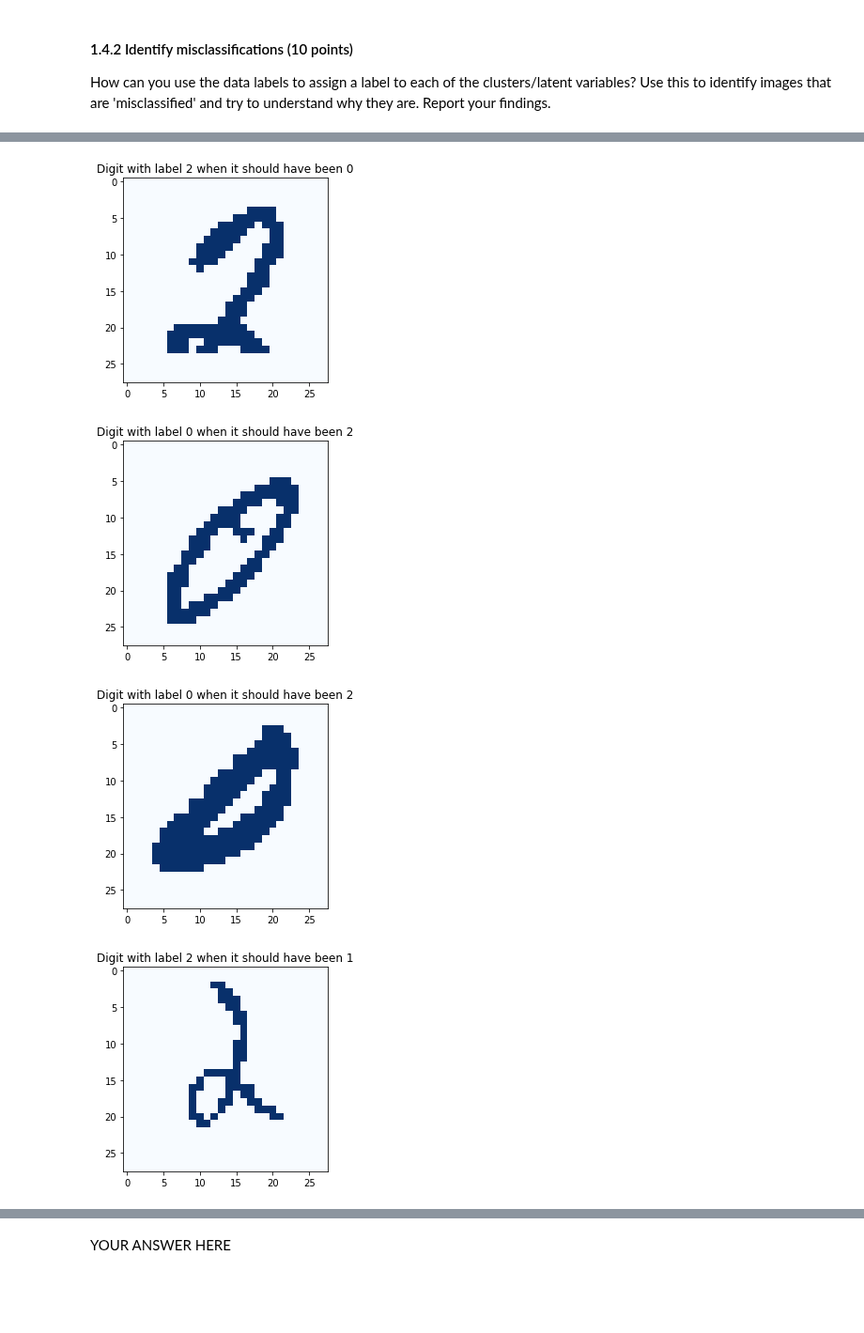
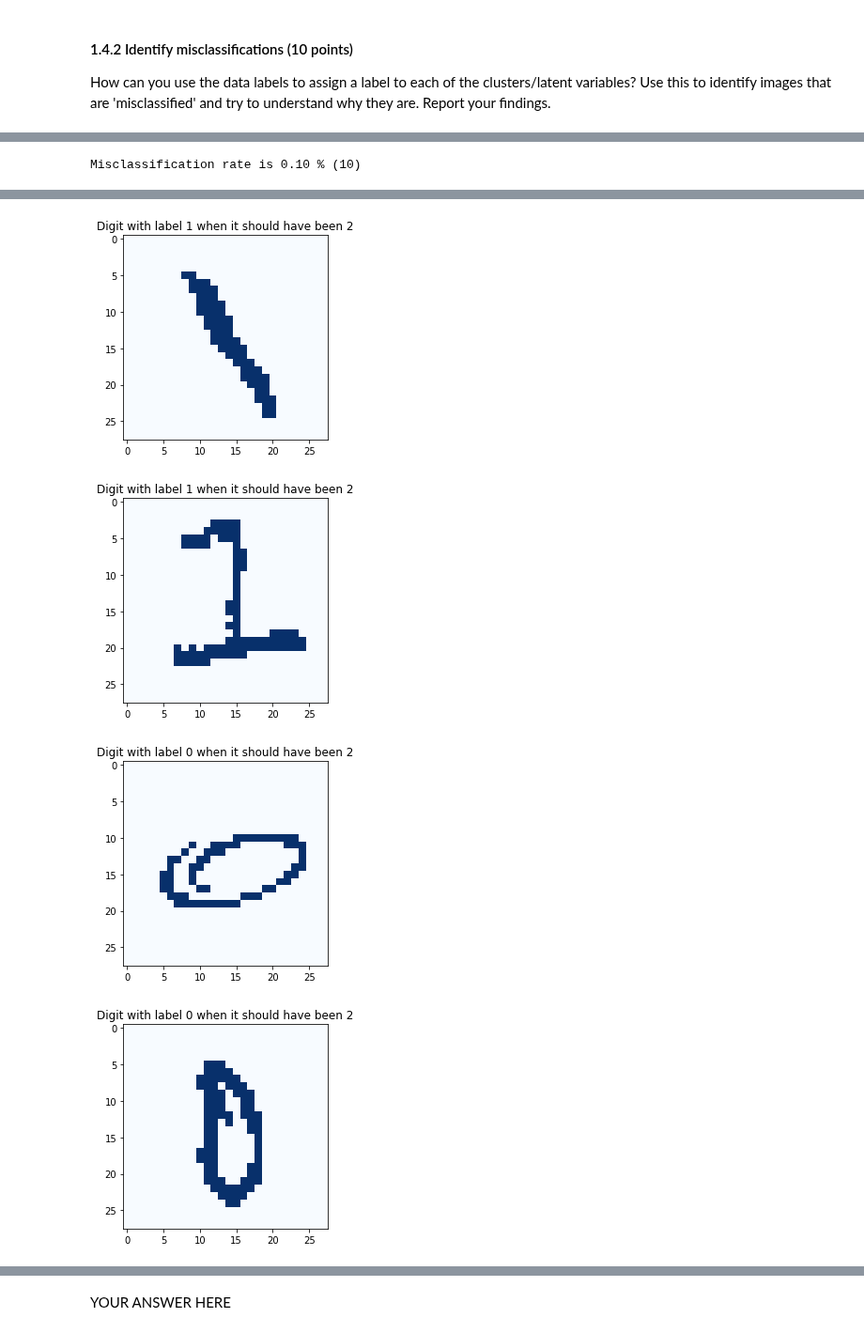
Before and after one commit to Kaleidophon/bayesian-buffalo, a Jupyter notebook: lab3/lab3.ipynb, the cells around one changed output, grey strips where cells are left out. Shown at 94% size. Saved outputs shown, nothing was run; the diff lists cells and outputs as text; code cells hidden in the pictures; blank space fills up the shorter version.

```diff
--- a/lab3/lab3.ipynb
+++ b/lab3/lab3.ipynb
@@ -217,10 +217,12 @@ import time
 
 def EM(X, K, max_iter, mu=None, pi=None):
     # Initialize everything
-    mu = np.random.uniform(low=0.25, high=0.75, size=(K, X.shape[1]))  # Probability of cluster generation this pixel
-    mu = numpy.divide(mu.T, np.sum(mu, axis=1))  # Normalize
-    mu = mu.T
-    pi = np.ones(K) / K # Mixture components
+    if mu is None:
+        mu = np.random.uniform(low=0.25, high=0.75, size=(K, X.shape[1]))  # Probability of cluster generation this pixel
+        mu = numpy.divide(mu.T, np.sum(mu, axis=1))  # Normalize
+        mu = mu.T
+    if pi is None:
+        pi = np.ones(K) / K # Mixture components
 
     for iteration in range(max_iter):
         print("Starting iteration #{}...".format(iteration+1))
@@ -413,6 +401,12 @@ for z, digit_indices in responsible_digits.items():
 
 # Thirdly, see which digits deviate from the most common label
 sampled_missclassified = sample(list(missclassified_digit_indices), k=10)
+print(
+    "Misclassification rate is {:.2f} % ({})".format(
+        len(sampled_missclassified) / 100, len(sampled_missclassified)
+    )
+)
+
 for sampled in sampled_missclassified:
     false_label, true_label = missclassified_digit_indices[sampled]
     fig = plt.figure()
@@ -420,3 +414,4 @@ for sampled in sampled_missclassified:
     plt.imshow(identify_train[sampled].reshape(28, 28), cmap='Blues')
     plt.show()
 # %% [output]
+Misclassification rate is 0.10 % (10)
@@ -427,4 +422,4 @@ for sampled in sampled_missclassified:
-[figure, old version]
+[figure, new version]
-[figure, old version]
+[figure, new version]
-[figure, old version]
+[figure, new version]
-[figure, old version]
+[figure, new version]
```
Also changed, not shown: parts of 8 cells of this notebook.
